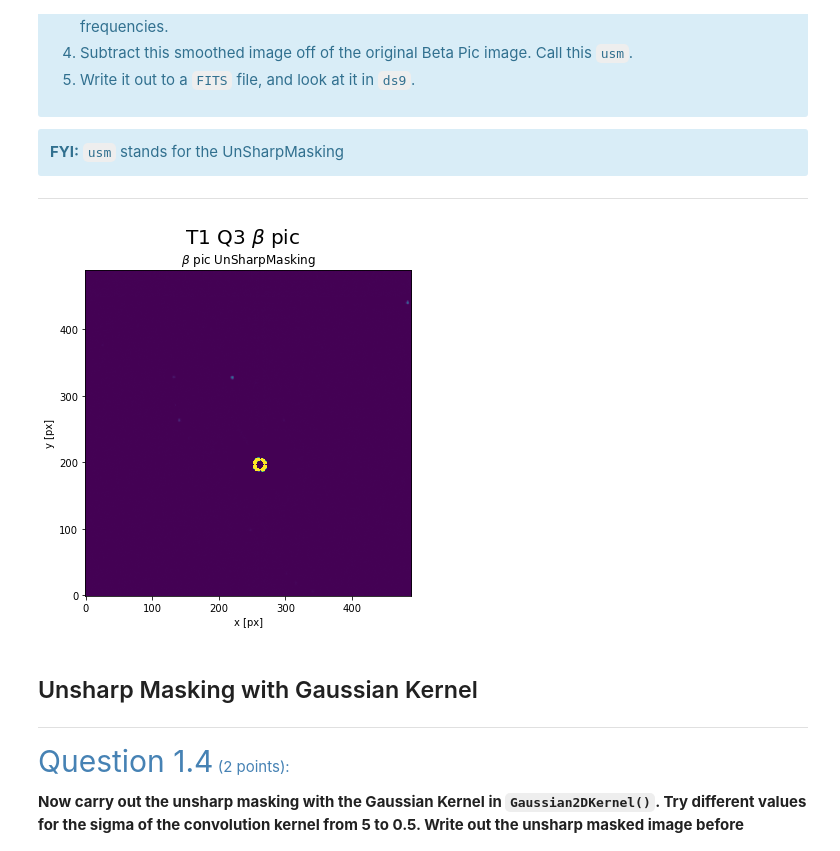
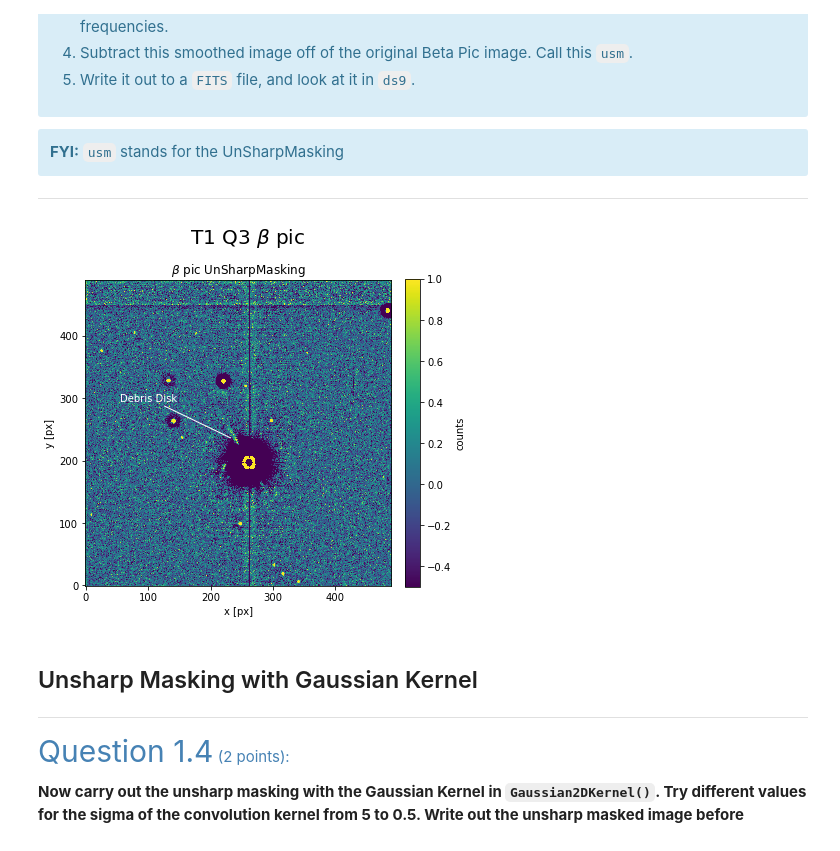
Before and after one commit to lwelzel/High-Contrast-Imaging-LU, a Jupyter notebook: week_1/HCI_2022_Week_1_Beta_Pictoris.ipynb, the cells around one changed output. Saved outputs shown, nothing was run; the diff lists cells and outputs as text; code cells hidden in the pictures.

```diff
--- a/week_1/HCI_2022_Week_1_Beta_Pictoris.ipynb
+++ b/week_1/HCI_2022_Week_1_Beta_Pictoris.ipynb
@@ -417,29 +419,39 @@ Read the `astropy` documents on [convolution](http://astropy.readthedocs.org/en/
 # %%
 from astropy.convolution import convolve, Gaussian2DKernel, Tophat2DKernel
 
 # Q3 answer here
 
 tophat_kernel = Tophat2DKernel(radius=11, )
 pic1_tophat_conv = convolve(pic1, tophat_kernel)
 
 usm = pic1 - pic1_tophat_conv
 
 fig, ax = plt.subplots(1, figsize=(6,6))
-ax.imshow(usm, vmin=-0.5, vmax=200)
+im = ax.imshow(usm, vmin=-0.5, vmax=1)
+plt.colorbar(im, ax=ax, fraction=0.046, pad=0.04, label="counts")
+
+ax.annotate("Debris Disk", (235, 235), (100, 300),
+                  horizontalalignment='center', verticalalignment='center',
+                  fontsize=10, c="w",textcoords='data',
+                  xycoords="data",
+                  arrowprops=dict(arrowstyle='-',
+                                  fc='w',
+                                  color="w",
+                                  alpha=1))
 
 ax.set_xlabel('x [px]')
 ax.set_ylabel('y [px]')
 ax.set_title(r'$\beta$ pic UnSharpMasking')
 fig.suptitle(r'T1 Q3 $\beta$ pic', fontsize=20)
 plt.show()
 
 # END Q3 answer above
 
 filename = 'usm_tophat.fits'
 hdu = fits.PrimaryHDU(usm)
 hdu.writeto(filename, overwrite=True)
 # %% [output]
-[figure, old version]
+[figure, new version]
 # %% [markdown]
 ## Unsharp Masking with Gaussian Kernel
 
```
Also changed, not shown: parts of 8 cells of this notebook.
